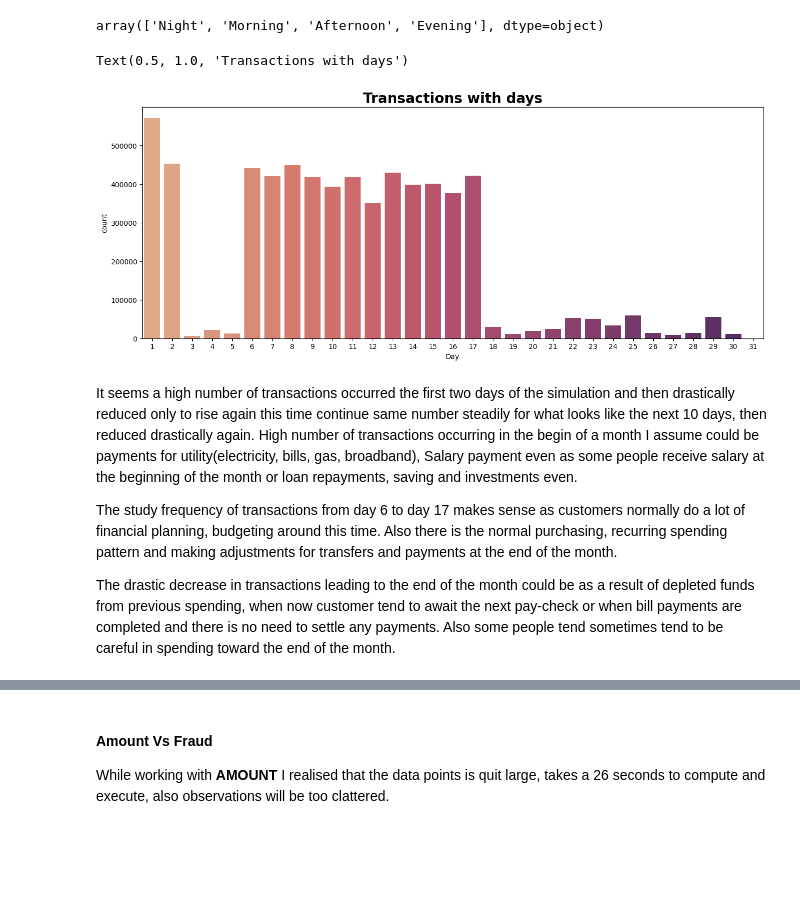
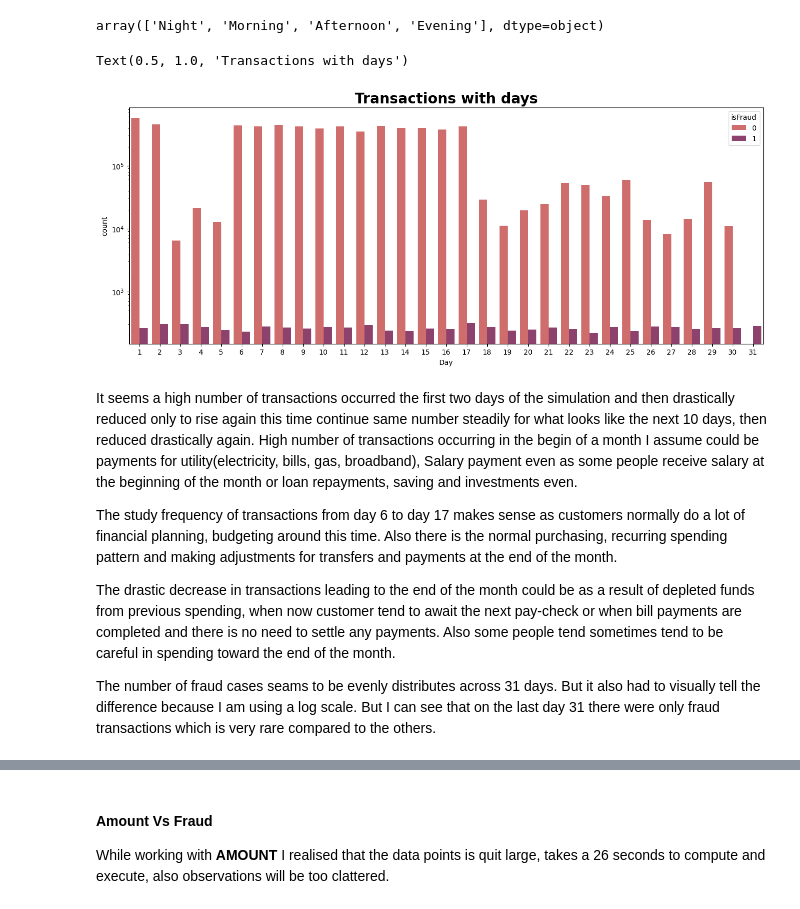
Before and after one commit to spectralcodex/momo-fincrime, a Jupyter notebook: fincrime.ipynb, the cells around one changed output, grey strips where cells are left out. Saved outputs shown, nothing was run; the diff lists cells and outputs as text; code cells hidden in the pictures; blank space fills up the shorter version.

```diff
--- a/fincrime.ipynb
+++ b/fincrime.ipynb
@@ -353,15 +353,21 @@ dataset['timeOfDay'].unique()
 array(['Night', 'Morning', 'Afternoon', 'Evening'], dtype=object)
 # %%
 plt.figure(figsize=(16,6))
-sns.countplot(x = 'day', data=dataset, palette='flare')
+sns.countplot(x = 'day', data=dataset, palette='flare', hue='isFraud')
 plt.xlabel('Day')
+
+# To make the fraud transactions appear
+plt.yscale('log')
+
 plt.title('Transactions with days', fontweight='bold', size=20)
 # %% [output]
 Text(0.5, 1.0, 'Transactions with days')
-[figure, old version]
+[figure, new version]
 # %% [markdown]
 It seems a high number of transactions occurred the first two days of the simulation and then  drastically reduced only to rise again this time continue same number steadily for what looks like the next 10 days, then reduced drastically again. High number of transactions occurring in the begin of a month I assume could be payments for utility(electricity, bills, gas, broadband), Salary payment even as some people receive salary at the beginning of the month or loan repayments, saving and investments even.
 
 The study frequency of transactions from day 6 to day 17 makes sense as customers normally do a lot of financial planning, budgeting around this time. Also there is the normal purchasing, recurring spending pattern and making adjustments for transfers and payments at the end of the month.
 
 The drastic decrease in transactions leading to the end of the month could be as a result of depleted funds from previous spending, when now customer tend to await the next pay-check or when bill payments are completed and there is no need to settle any payments. Also some people tend sometimes tend to be careful in spending toward the end of the month.
+
+The number of fraud cases seams to be evenly distributes across 31 days. But it also had to visually tell the difference because I am using a log scale. But I can see that on the last day 31 there were only fraud transactions which is very rare compared to the others.
```
Also changed, not shown: parts of 17 cells of this notebook, 1 other file.
